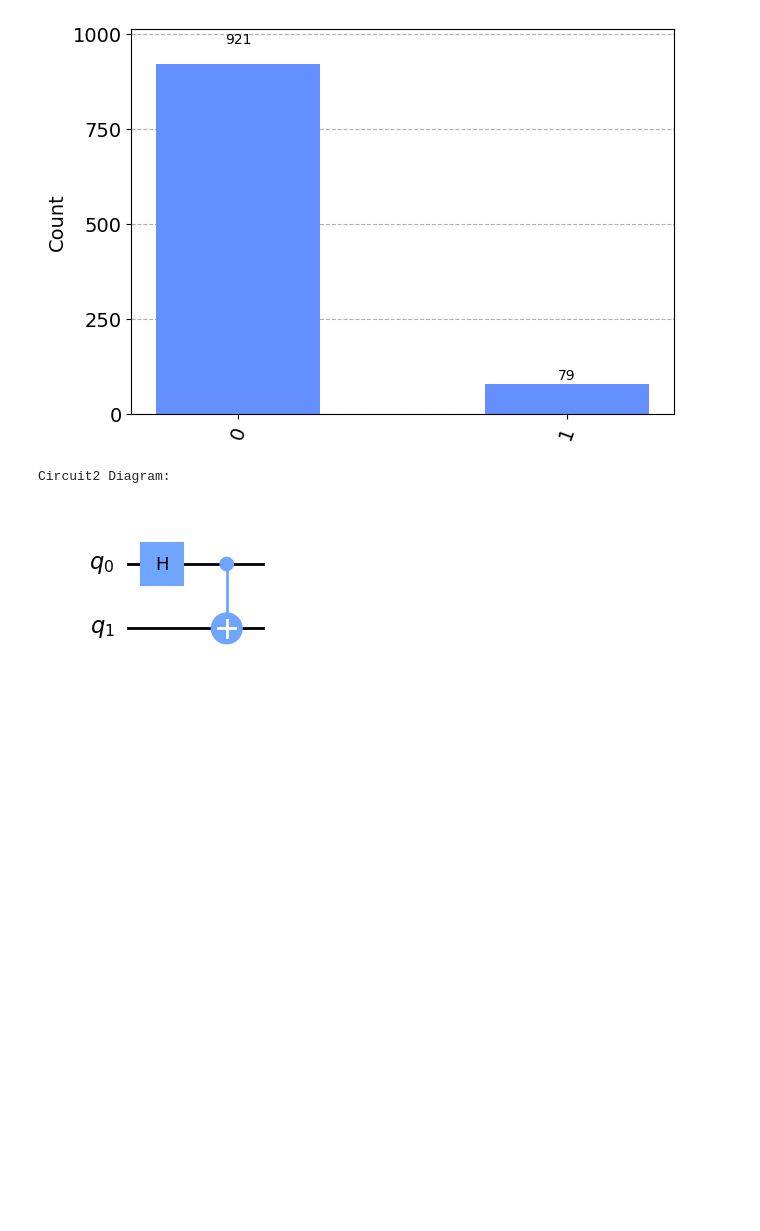
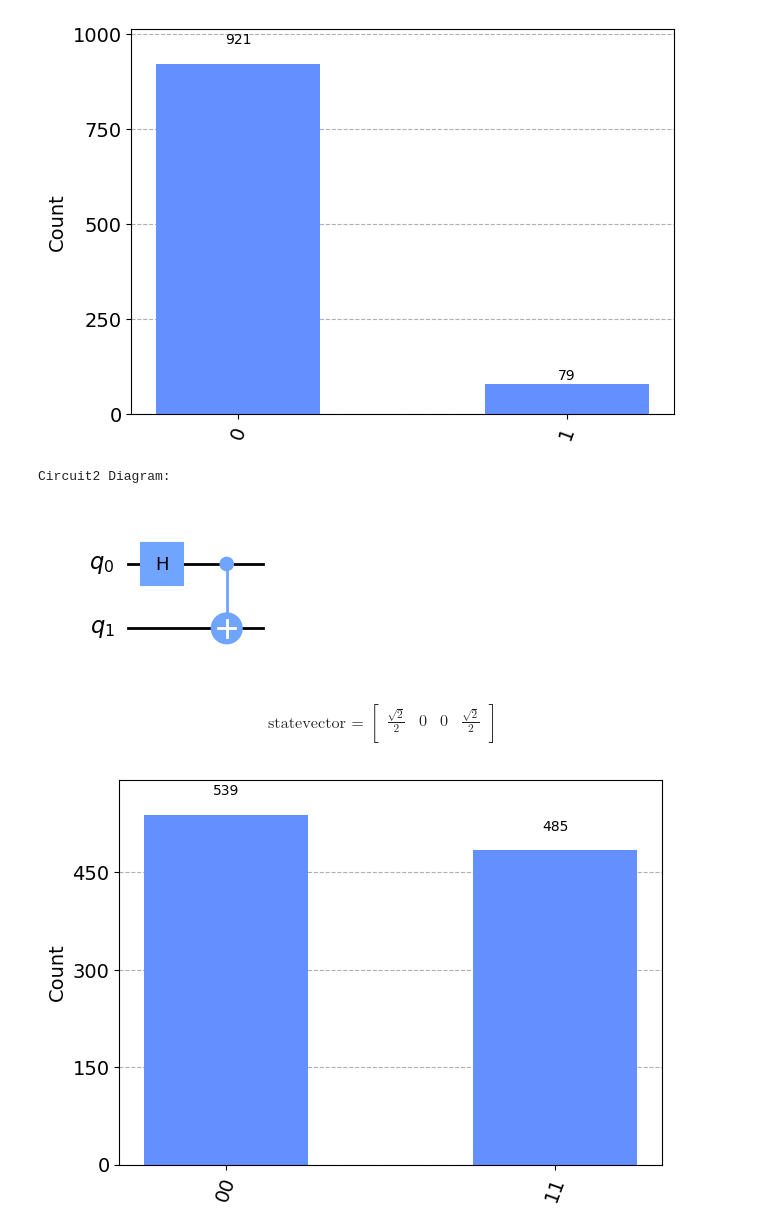
Before and after one commit to Chinmay-395/Quantum-Networking-and-Security, a Jupyter notebook: HW5/h_gate.ipynb, the cells around one changed output. Saved outputs shown, nothing was run; the diff lists cells and outputs as text; code cells hidden in the pictures; blank space fills up the shorter version.

```diff
--- a/HW5/h_gate.ipynb
+++ b/HW5/h_gate.ipynb
@@ -116,3 +114,23 @@ circuit2.draw(output='mpl')
 # %% [output]
 Circuit2 Diagram:
 [figure]
+# %%
+from qiskit.tools.visualization import plot_histogram, array_to_latex
+simulator = Aer.get_backend('statevector_simulator')
+result = execute(circuit2, backend=simulator).result()
+statevector = result.get_statevector()
+array_to_latex(statevector, prefix="\\text{statevector = }\n")
+# %% [output]
+$$
+\text{statevector = }
+\begin{bmatrix}
+\frac{\sqrt{2}}{2} & 0 & 0 & \frac{\sqrt{2}}{2}  \\
+ \end{bmatrix}
+$$
+# %%
+circuit2.measure_all()
+simulator = Aer.get_backend('qasm_simulator')
+result = execute(circuit2, backend=simulator).result()
+plot_histogram(result.get_counts())
+# %% [output]
+[figure, added]
```
Also changed, not shown: parts of 5 cells of this notebook, 5 other files.
